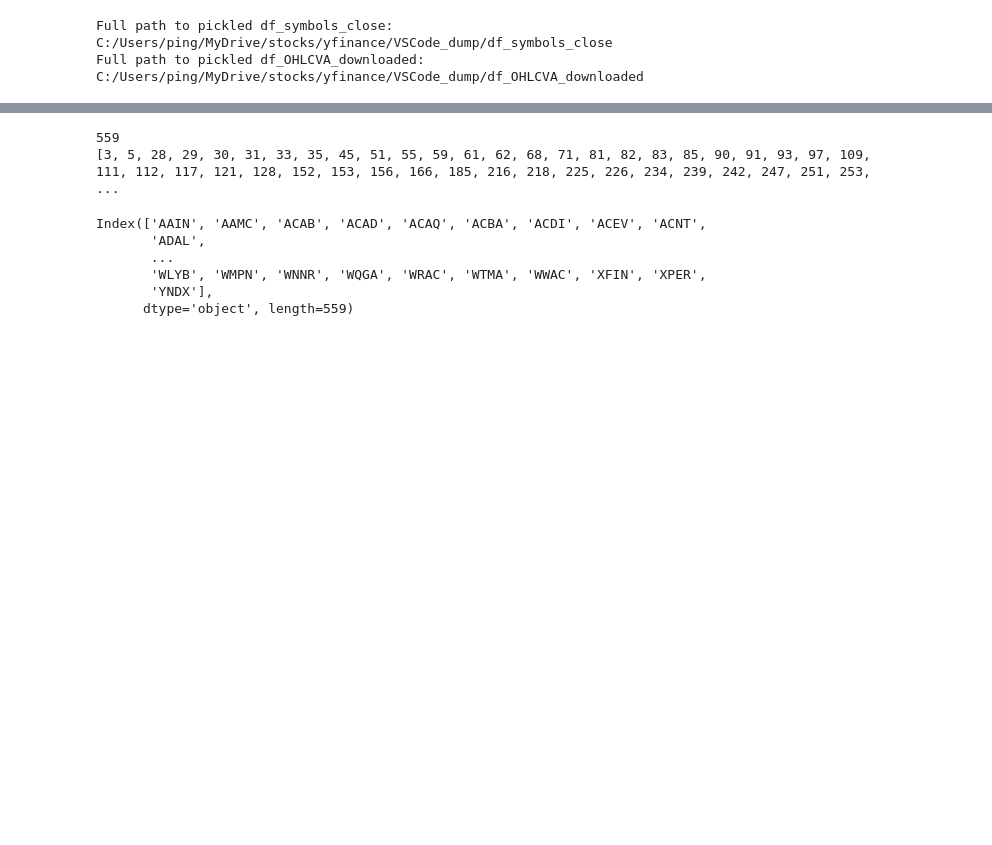
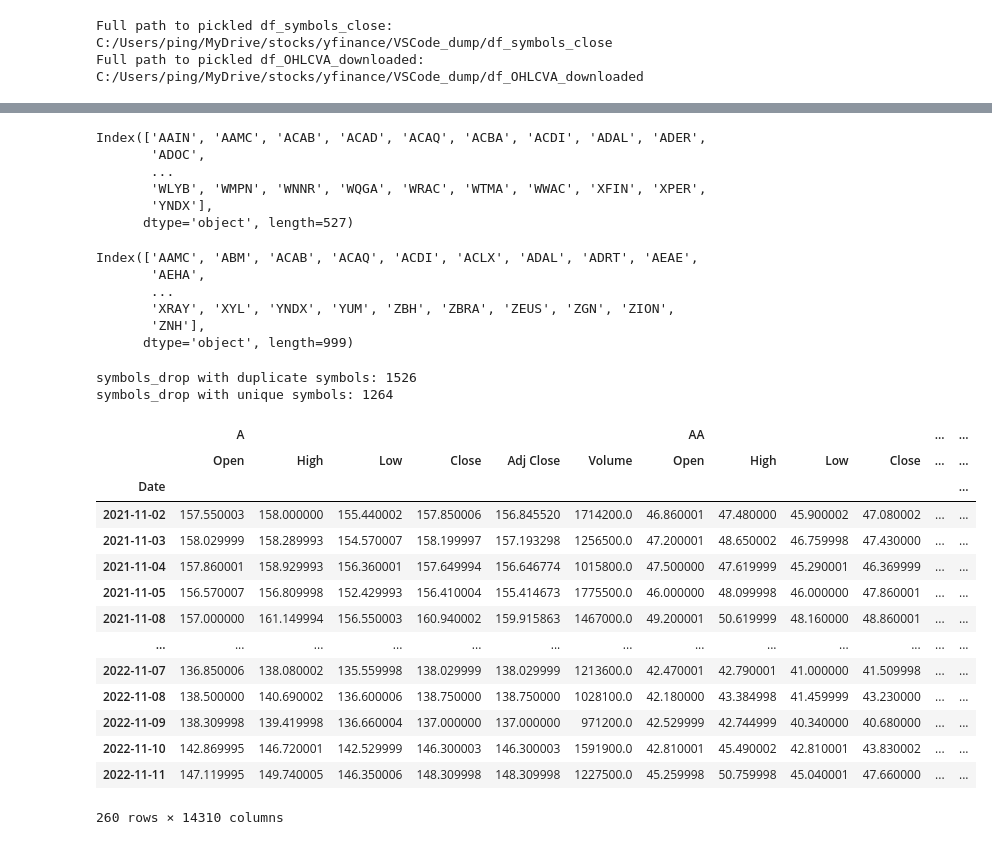
Before and after one commit to pympk/py379, a Jupyter notebook: work.ipynb, the cells around one changed output, grey strips where cells are left out. Cells and saved outputs as stored; diff of their text form; code cells hidden in the pictures; blank space fills up the shorter version.

```diff
--- a/work.ipynb
+++ b/work.ipynb
@@ -63,17 +33,61 @@ i: [  0   0   0 ... 498 498 498], c:[  35   97  642 ... 3522 3589 3594]
-# %%
-l_0 = list(set(c))
-l_0.sort()
-print(f'{len(l_0)}\n{l_0}')
-# %% [output]
-559
-[3, 5, 28, 29, 30, 31, 33, 35, 45, 51, 55, 59, 61, 62, 68, 71, 81, 82, 83, 85, 90, 91, 93, 97, 109, 111, 112, 117, 121, 128, 152, 153, 156, 166, 185, 216, 218, 225, 226, 234, 239, 242, 247, 251, 253,  ...
-# %%
-symbols_no_volume = _df.columns[l_0]
-symbols_no_volume
-# %% [output]
-Index(['AAIN', 'AAMC', 'ACAB', 'ACAD', 'ACAQ', 'ACBA', 'ACDI', 'ACEV', 'ACNT',
-       'ADAL',
-       ...
-       'WLYB', 'WMPN', 'WNNR', 'WQGA', 'WRAC', 'WTMA', 'WWAC', 'XFIN', 'XPER',
-       'YNDX'],
-      dtype='object', length=559)
+# %%
+df = df_OHLCVA[-260::]
+df_v = df.xs('Volume', level=1, axis=1)  # select only Volume columns
+# https://stackoverflow.com/questions/63826291/pandas-series-find-column-by-value
+import numpy as np
+rows, cols = np.where(df_v == 0)  # row index, column index where trading volumes are zero
+idx_no_volume = list(set(cols))
+idx_no_volume.sort()
+symbols_no_volume = df_v.columns[idx_no_volume]
+symbols_no_volume
+# %% [output]
+Index(['AAIN', 'AAMC', 'ACAB', 'ACAD', 'ACAQ', 'ACBA', 'ACDI', 'ADAL', 'ADER',
+       'ADOC',
+       ...
+       'WLYB', 'WMPN', 'WNNR', 'WQGA', 'WRAC', 'WTMA', 'WWAC', 'XFIN', 'XPER',
+       'YNDX'],
+      dtype='object', length=527)
+# %%
+df_c = df.xs('Close', level=1, axis=1)  # select only Close columns
+df_c = df_c.fillna(0).copy()  # convert NaNs to zeros
+df_c
+rows, cols = np.where(df_c == 0)  # row index, column index where trading volumes are zero
+idx_no_close = list(set(cols))
+idx_no_close.sort()
+symbols_no_close = df_c.columns[idx_no_close]
+symbols_no_close
+# %% [output]
+Index(['AAMC', 'ABM', 'ACAB', 'ACAQ', 'ACDI', 'ACLX', 'ADAL', 'ADRT', 'AEAE',
+       'AEHA',
+       ...
+       'XRAY', 'XYL', 'YNDX', 'YUM', 'ZBH', 'ZBRA', 'ZEUS', 'ZGN', 'ZION',
+       'ZNH'],
+      dtype='object', length=999)
+# %%
+symbols_drop = list(symbols_no_close) + list(symbols_no_volume)
+print(f'symbols_drop with duplicate symbols: {len(symbols_drop)}')
+symbols_drop = list(set(symbols_drop))
+symbols_drop .sort()
+print(f'symbols_drop with unique symbols: {len(symbols_drop)}')
+# %% [output]
+symbols_drop with duplicate symbols: 1526
+symbols_drop with unique symbols: 1264
+# %%
+df = df.drop(symbols_drop, axis=1, level=0)
+df
+# %% [output]
+|  | A |  |  |  |  |  | AA |  |  |  | ... | ... |
+|  | Open | High | Low | Close | Adj Close | Volume | Open | High | Low | Close | ... | ... |
+| Date |  |  |  |  |  |  |  |  |  |  |  | ... |
+| 2021-11-02 | 157.550003 | 158.000000 | 155.440002 | 157.850006 | 156.845520 | 1714200.0 | 46.860001 | 47.480000 | 45.900002 | 47.080002 | ... | ... |
+| 2021-11-03 | 158.029999 | 158.289993 | 154.570007 | 158.199997 | 157.193298 | 1256500.0 | 47.200001 | 48.650002 | 46.759998 | 47.430000 | ... | ... |
+| 2021-11-04 | 157.860001 | 158.929993 | 156.360001 | 157.649994 | 156.646774 | 1015800.0 | 47.500000 | 47.619999 | 45.290001 | 46.369999 | ... | ... |
+| 2021-11-05 | 156.570007 | 156.809998 | 152.429993 | 156.410004 | 155.414673 | 1775500.0 | 46.000000 | 48.099998 | 46.000000 | 47.860001 | ... | ... |
+| 2021-11-08 | 157.000000 | 161.149994 | 156.550003 | 160.940002 | 159.915863 | 1467000.0 | 49.200001 | 50.619999 | 48.160000 | 48.860001 | ... | ... |
+| ... | ... | ... | ... | ... | ... | ... | ... | ... | ... | ... | ... | ... |
+| 2022-11-07 | 136.850006 | 138.080002 | 135.559998 | 138.029999 | 138.029999 | 1213600.0 | 42.470001 | 42.790001 | 41.000000 | 41.509998 | ... | ... |
+| 2022-11-08 | 138.500000 | 140.690002 | 136.600006 | 138.750000 | 138.750000 | 1028100.0 | 42.180000 | 43.384998 | 41.459999 | 43.230000 | ... | ... |
+| 2022-11-09 | 138.309998 | 139.419998 | 136.660004 | 137.000000 | 137.000000 | 971200.0 | 42.529999 | 42.744999 | 40.340000 | 40.680000 | ... | ... |
+| 2022-11-10 | 142.869995 | 146.720001 | 142.529999 | 146.300003 | 146.300003 | 1591900.0 | 42.810001 | 45.490002 | 42.810001 | 43.830002 | ... | ... |
+| 2022-11-11 | 147.119995 | 149.740005 | 146.350006 | 148.309998 | 148.309998 | 1227500.0 | 45.259998 | 50.759998 | 45.040001 | 47.660000 | ... | ... |
+260 rows × 14310 columns
```
Also changed, not shown: parts of 9 cells of this notebook, 2 other files.
